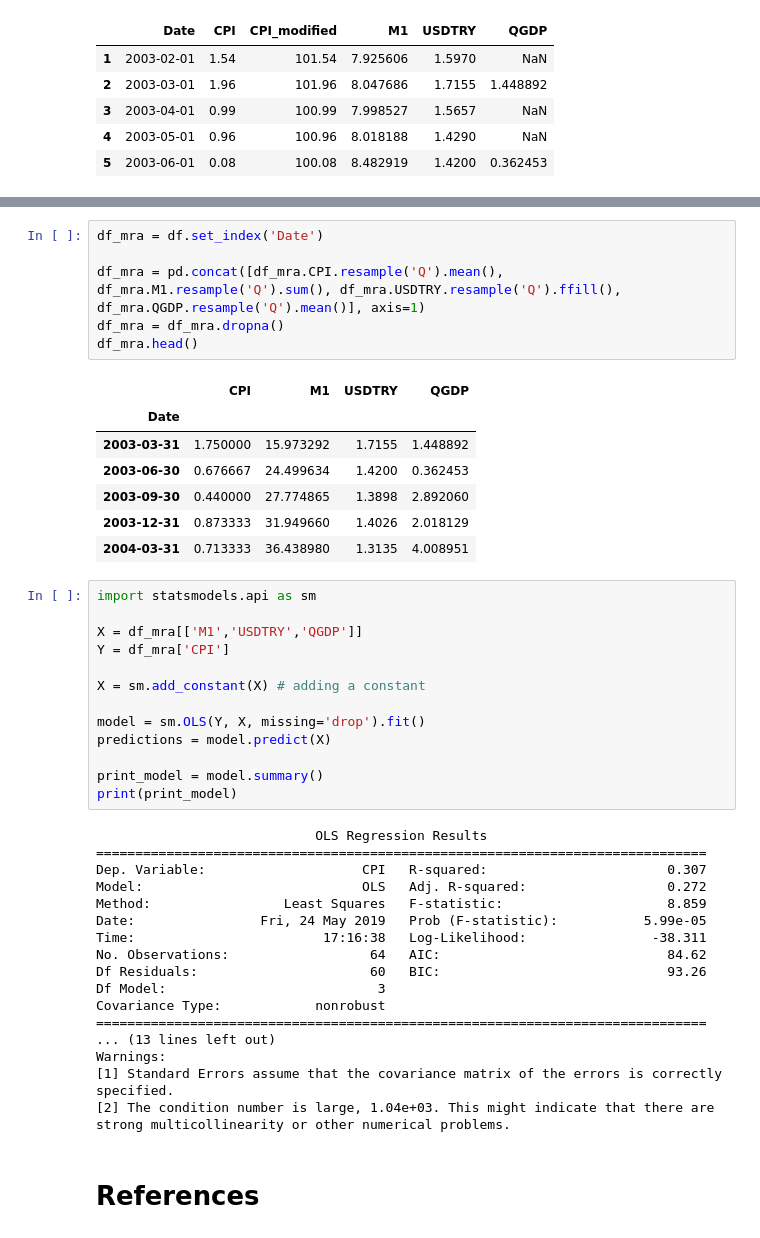
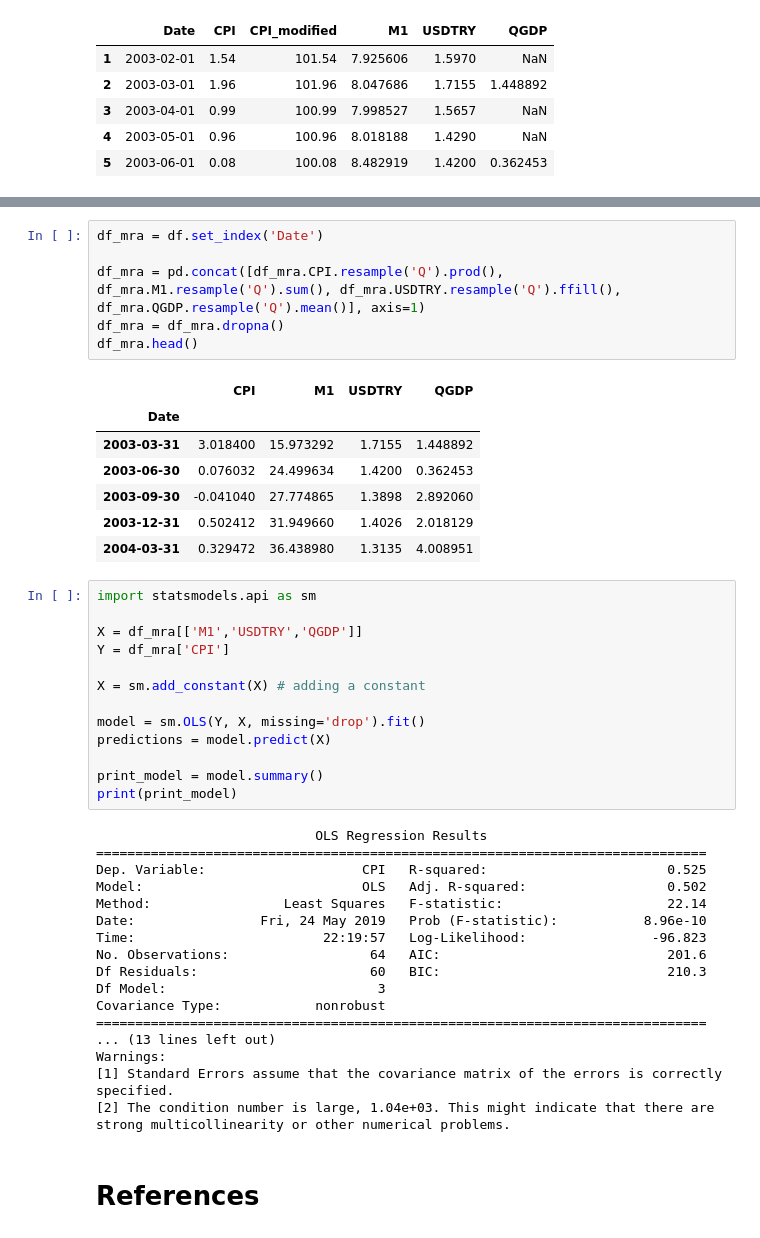
Before and after one commit to aricem/BusinessForecasting, a Jupyter notebook: CPI.ipynb, the cells around one changed output, grey strips where cells are left out. Saved outputs shown, nothing was run; the diff lists cells and outputs as text.

```diff
--- a/CPI.ipynb
+++ b/CPI.ipynb
@@ -1263,17 +1272,17 @@ df.head()
 # %%
 df_mra = df.set_index('Date')
 
-df_mra = pd.concat([df_mra.CPI.resample('Q').mean(), df_mra.M1.resample('Q').sum(), df_mra.USDTRY.resample('Q').ffill(), df_mra.QGDP.resample('Q').mean()], axis=1)
+df_mra = pd.concat([df_mra.CPI.resample('Q').prod(), df_mra.M1.resample('Q').sum(), df_mra.USDTRY.resample('Q').ffill(), df_mra.QGDP.resample('Q').mean()], axis=1)
 df_mra = df_mra.dropna()
 df_mra.head()
 # %% [output]
 |  | CPI | M1 | USDTRY | QGDP |
 | Date |  |  |  |  |
-| 2003-03-31 | 1.750000 | 15.973292 | 1.7155 | 1.448892 |
-| 2003-06-30 | 0.676667 | 24.499634 | 1.4200 | 0.362453 |
-| 2003-09-30 | 0.440000 | 27.774865 | 1.3898 | 2.892060 |
-| 2003-12-31 | 0.873333 | 31.949660 | 1.4026 | 2.018129 |
-| 2004-03-31 | 0.713333 | 36.438980 | 1.3135 | 4.008951 |
+| 2003-03-31 | 3.018400 | 15.973292 | 1.7155 | 1.448892 |
+| 2003-06-30 | 0.076032 | 24.499634 | 1.4200 | 0.362453 |
+| 2003-09-30 | -0.041040 | 27.774865 | 1.3898 | 2.892060 |
+| 2003-12-31 | 0.502412 | 31.949660 | 1.4026 | 2.018129 |
+| 2004-03-31 | 0.329472 | 36.438980 | 1.3135 | 4.008951 |
 # %%
 import statsmodels.api as sm
 
@@ -1290,13 +1299,13 @@ print(print_model)
 # %% [output]
                             OLS Regression Results
 ==============================================================================
-Dep. Variable:                    CPI   R-squared:                       0.307
-Model:                            OLS   Adj. R-squared:                  0.272
-Method:                 Least Squares   F-statistic:                     8.859
-Date:                Fri, 24 May 2019   Prob (F-statistic):           5.99e-05
-Time:                        17:16:38   Log-Likelihood:                -38.311
-No. Observations:                  64   AIC:                             84.62
-Df Residuals:                      60   BIC:                             93.26
+Dep. Variable:                    CPI   R-squared:                       0.525
+Model:                            OLS   Adj. R-squared:                  0.502
+Method:                 Least Squares   F-statistic:                     22.14
+Date:                Fri, 24 May 2019   Prob (F-statistic):           8.96e-10
+Time:                        22:19:57   Log-Likelihood:                -96.823
+No. Observations:                  64   AIC:                             201.6
+Df Residuals:                      60   BIC:                             210.3
 Df Model:                           3
 Covariance Type:            nonrobust
 ==============================================================================
```
Also changed, not shown: parts of 11 cells of this notebook.
